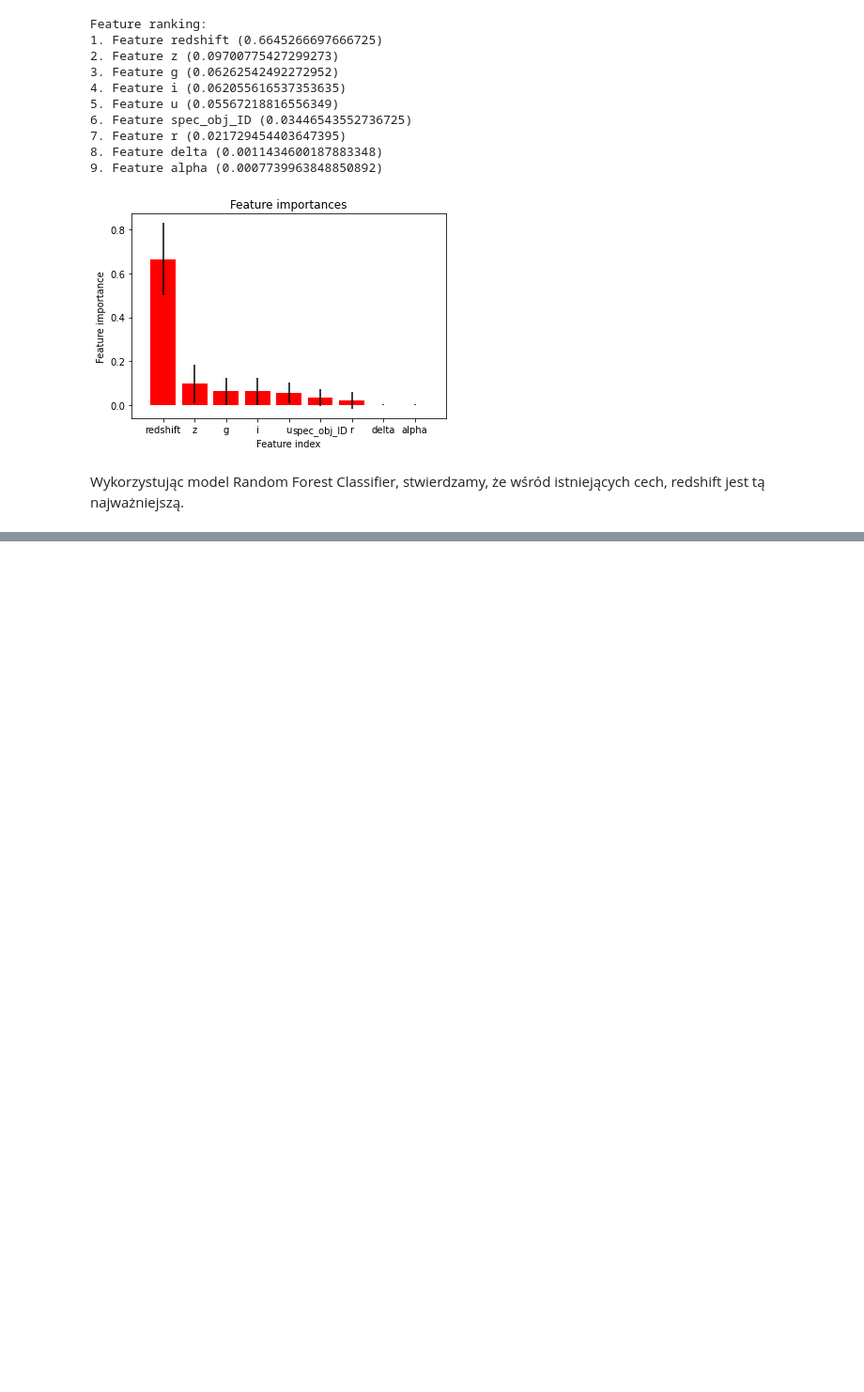
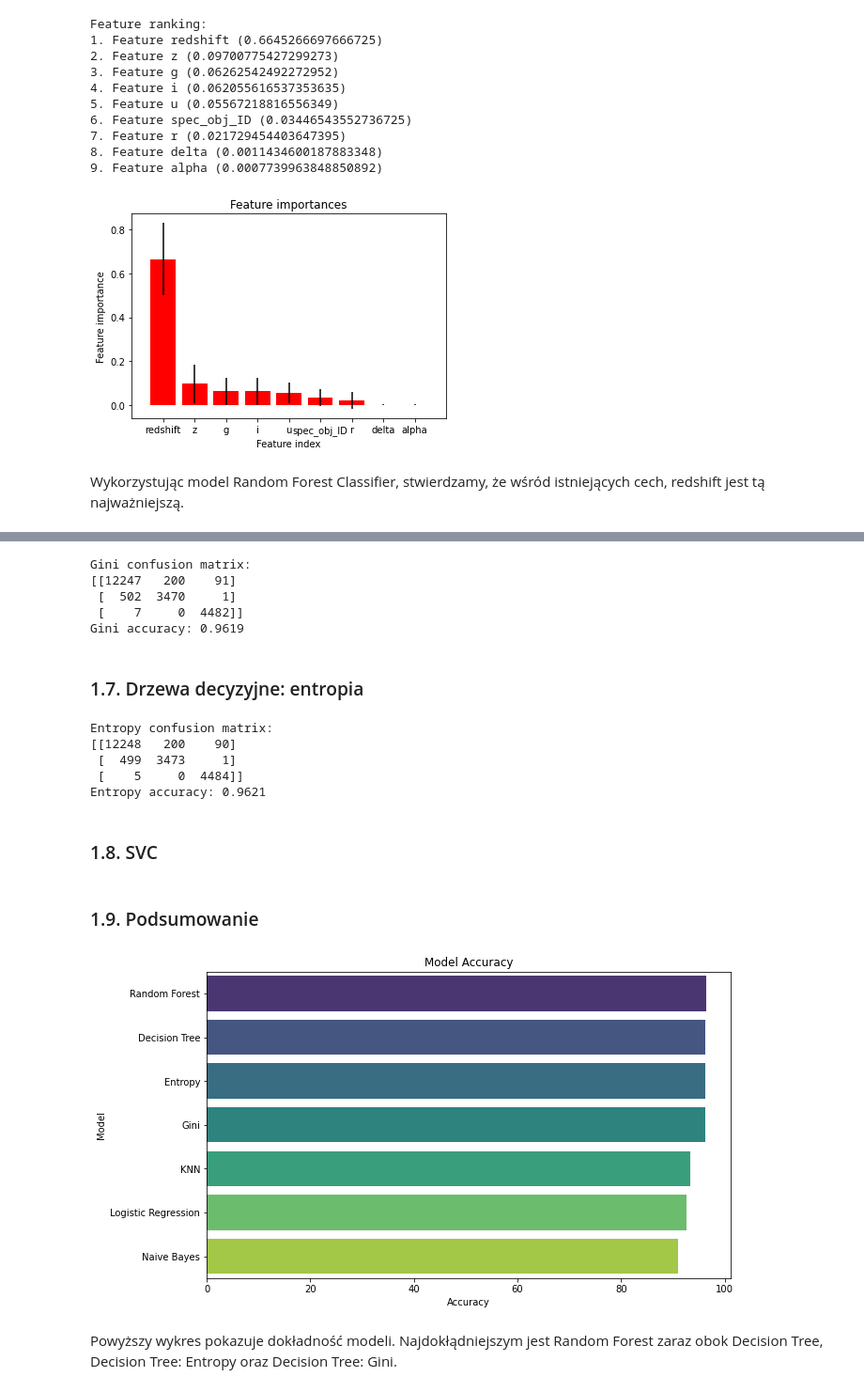
Before and after one commit to GasparSekula/StellarClassificationML, a Jupyter notebook: budowa_krok_2_4.ipynb, the cells around one changed output, grey strips where cells are left out. Shown at 94% size. Cells and saved outputs as stored; diff of their text form; code cells hidden in the pictures; blank space fills up the shorter version.

```diff
--- a/budowa_krok_2_4.ipynb
+++ b/budowa_krok_2_4.ipynb
@@ -180,0 +273,6 @@ Wykorzystując model Random Forest Classifier, stwierdzamy, że wśród istniej
+# %%
+# knn
+from sklearn.neighbors import KNeighborsClassifier
+
+knn = KNeighborsClassifier(n_neighbors=5)
+knn_score = score(knn, "KNN")
@@ -180,0 +287,4 @@ Wykorzystując model Random Forest Classifier, stwierdzamy, że wśród istniej
+# %%
+# decision tree
+dt = DecisionTreeClassifier(criterion='gini')
+dt_score = score(dt, "Decision Tree")
@@ -180,0 +299,24 @@ Wykorzystując model Random Forest Classifier, stwierdzamy, że wśród istniej
+# %%
+# gini
+gini = DecisionTreeClassifier(criterion='gini', max_depth=5, random_state=42)
+gini_score = score(gini, "Gini")
+# %% [output]
+Gini confusion matrix:
+[[12247   200    91]
+ [  502  3470     1]
+ [    7     0  4482]]
+Gini accuracy: 0.9619
+# %% [markdown]
+### 1.7. Drzewa decyzyjne: entropia
+# %%
+# entropy
+entropy = DecisionTreeClassifier(criterion='entropy', max_depth=5, random_state=42)
+entropy_score = score(entropy, "Entropy")
+# %% [output]
+Entropy confusion matrix:
+[[12248   200    90]
+ [  499  3473     1]
+ [    5     0  4484]]
+Entropy accuracy: 0.9621
+# %% [markdown]
+### 1.8. SVC
@@ -180,0 +328,19 @@ Wykorzystując model Random Forest Classifier, stwierdzamy, że wśród istniej
+# %% [markdown]
+### 1.9. Podsumowanie
+# %%
+x = {'Score' : [lg_score, rf_score, nb_score, knn_score, dt_score, gini_score, entropy_score]}
+df = pd.DataFrame(x)
+df['Score'] = df['Score'] * 100
+df['Model'] = ['Logistic Regression', 'Random Forest', 'Naive Bayes', 'KNN', 'Decision Tree', 'Gini', 'Entropy']
+df = df.sort_values(by='Score', ascending=False)
+
+plt.figure(figsize=(10, 6))
+sns.barplot(x='Score', y='Model', data=df, palette='viridis')
+plt.title('Model Accuracy')
+plt.xlabel('Accuracy')
+plt.ylabel('Model')
+plt.show()
+# %% [output]
+[figure, added]
+# %% [markdown]
+Powyższy wykres pokazuje dokładność modeli. Najdokłądniejszym jest Random Forest zaraz obok Decision Tree, Decision Tree: Entropy oraz Decision Tree: Gini.
```
Also changed, not shown: parts of 20 cells of this notebook.
